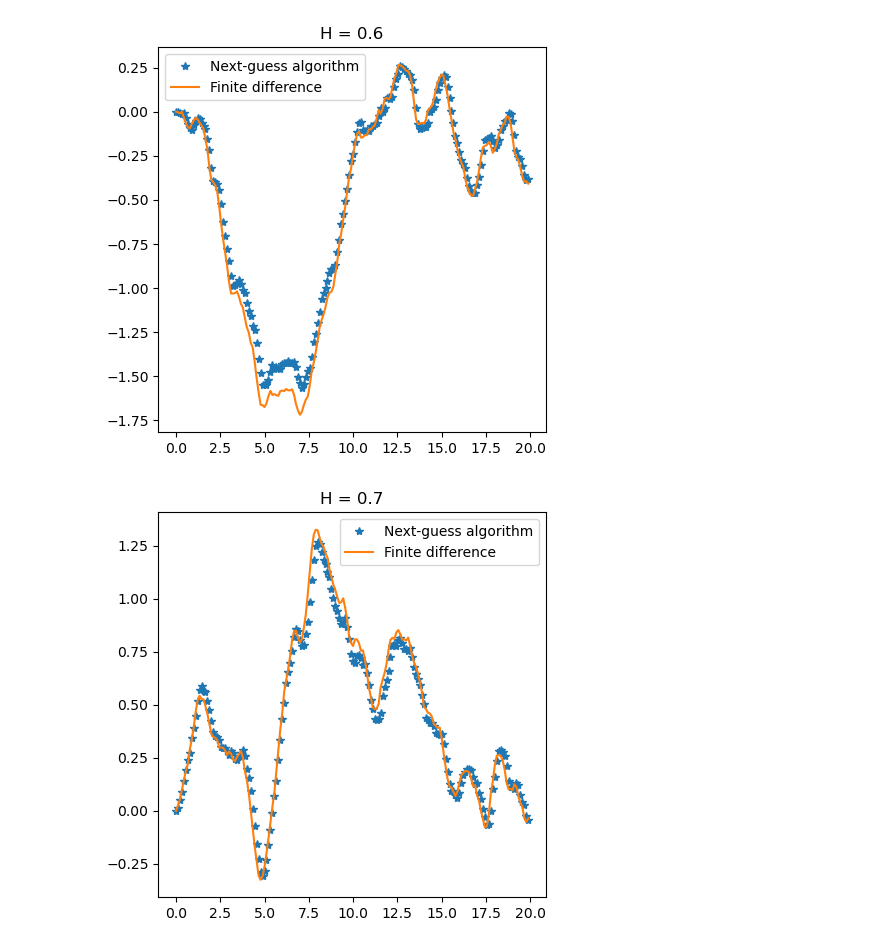
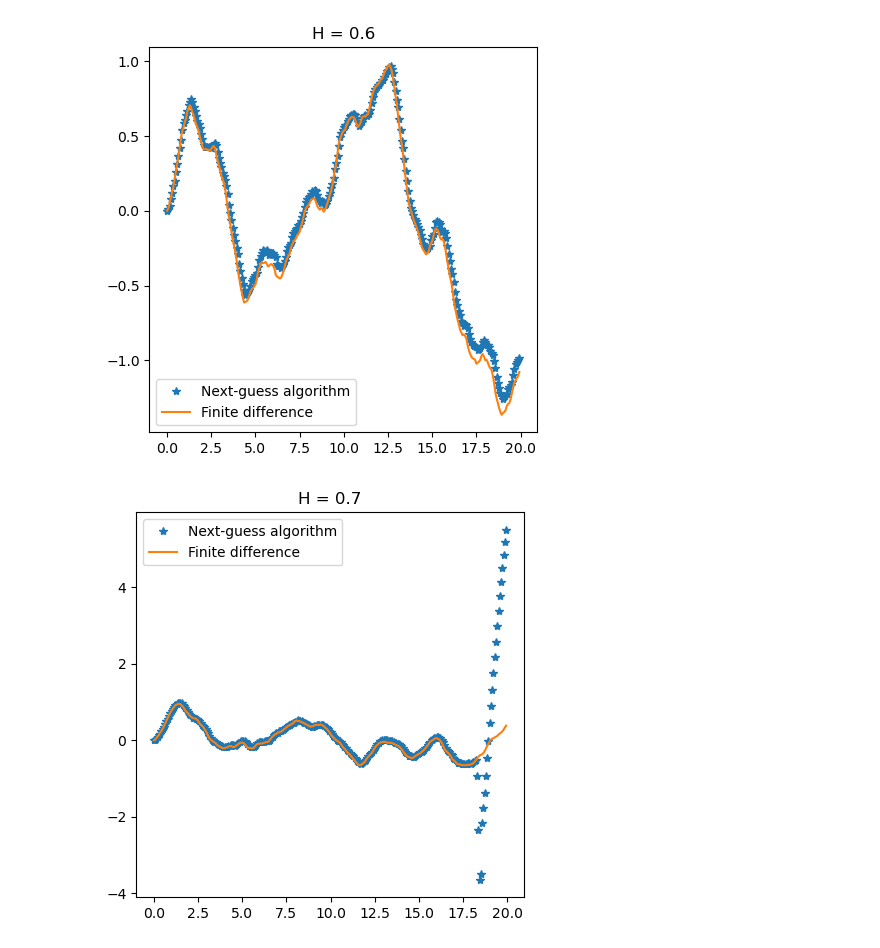
Before and after one commit to davidsantiagoquevedo/fractional-langevin-equations, a Jupyter notebook: analysis/inspect_fLe_twobaths.ipynb, the cells around one changed output. Cells and saved outputs as stored; diff of their text form; code cells hidden in the pictures.

Commit message:
compariosn between nga and fin. diff. for two baths

```diff
--- a/analysis/inspect_fLe_twobaths.ipynb
+++ b/analysis/inspect_fLe_twobaths.ipynb
@@ -28,9 +27,9 @@ def inspect_nga(H, N, id):
 # %%
 # Finite differences
 def inspect_fd(H, N, T, id):
-    path_H = (f"{data_path}fBM-h-{H}-{id}.hdf5")
-    path_12 = (f"{data_path}fBM-h-0.5-{id}.hdf5")
-    noise_path = (f"{data_path}two_baths-h-{H}-noise-{N}-{id}.hdf5")
+    path_H = (f"{data_path}fBM-h-{H}-{N}-{id}.hdf5")
+    path_12 = (f"{data_path}fBM-h-0.5-{N}-{id}.hdf5")
+    noise_path = (f"{data_path}two_baths-h-{H}-noise{N}-{id}.hdf5")
 
     BH = ut.read_hdf5_data(path_H)
     B12 = ut.read_hdf5_data(path_12)
@@ -74,22 +73,22 @@ plot_comparison(H, N, T, id, ax)
 # %%
 H = 0.6
-N = 180
+N = 280
 T = 20
 id = 2
 
 fig, ax = plt.subplots(figsize = (5, 5))
 plot_comparison(H, N, T, id, ax)
 # %% [output]
-[figure, old version]
+[figure, new version]
 # %%
 H = 0.7
-N = 180
+N = 280
 T = 20
 id = 3
 
 fig, ax = plt.subplots(figsize = (5, 5))
 plot_comparison(H, N, T, id, ax)
 # %% [output]
-[figure, old version]
+[figure, new version]
 # %%
 H = 0.8
```
Also changed, not shown: parts of 5 cells of this notebook.
